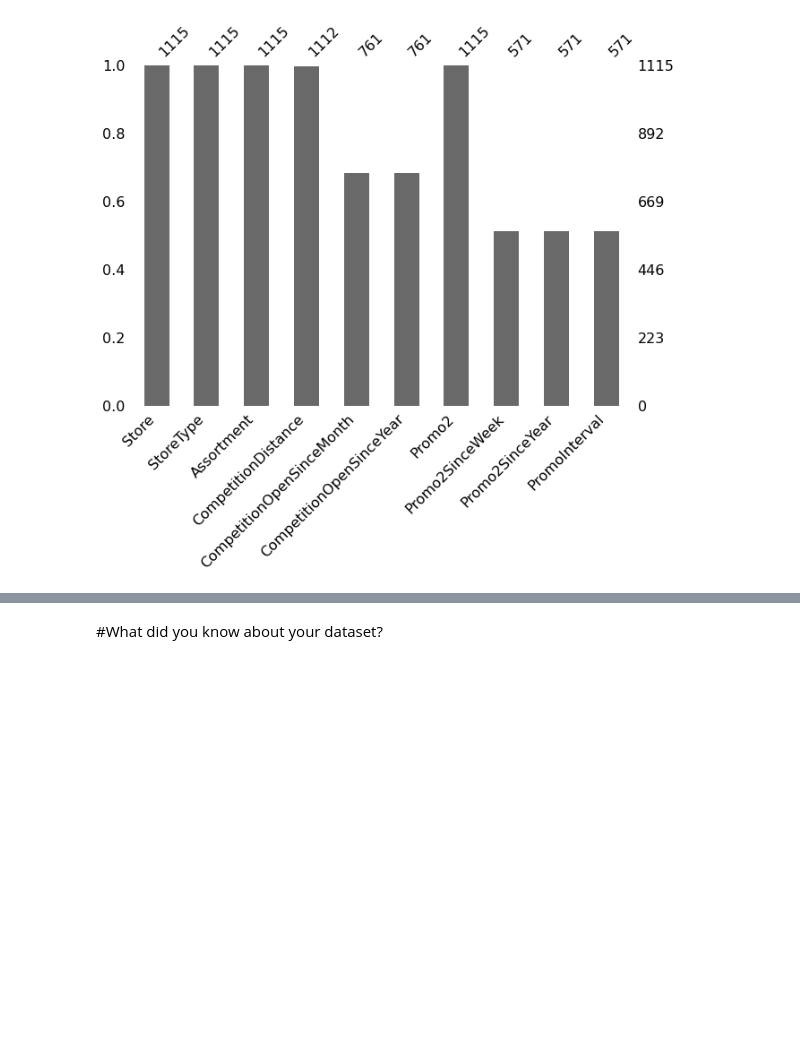
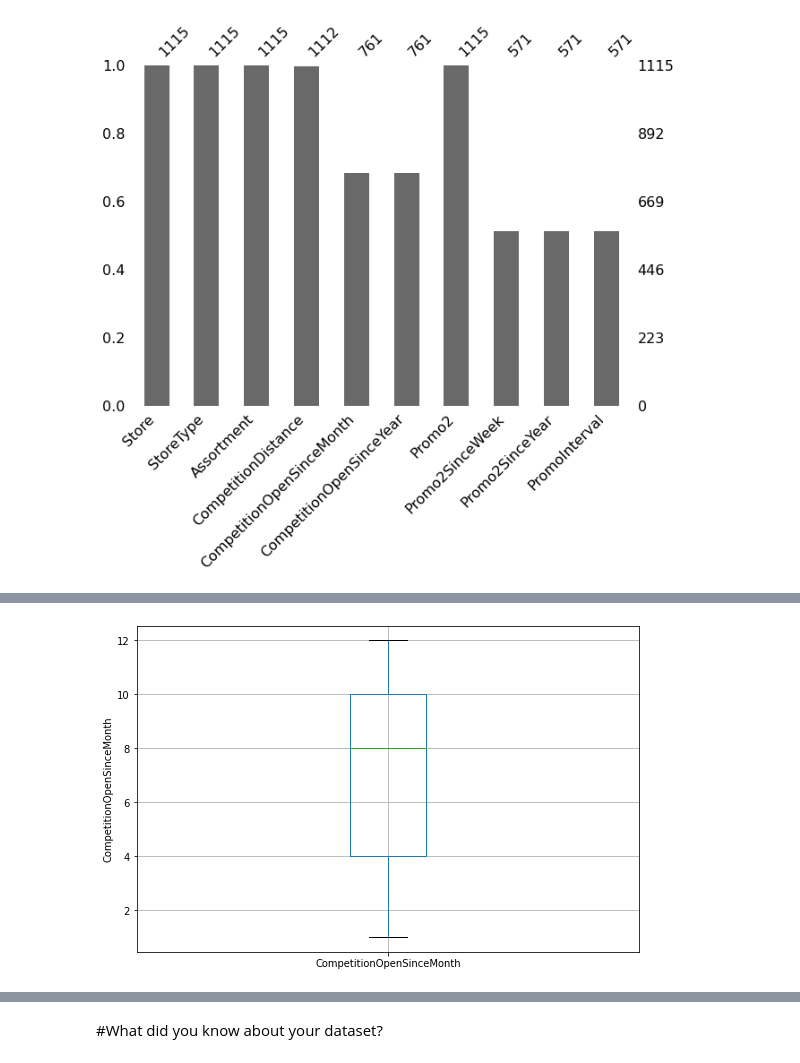
Before and after one commit to Shambhurajdesai/Project, a Jupyter notebook: Capstone_II.ipynb, the cells around one changed output, grey strips where cells are left out. Cells and saved outputs as stored; diff of their text form; code cells hidden in the pictures; blank space fills up the shorter version.

```diff
--- a/Capstone_II.ipynb
+++ b/Capstone_II.ipynb
@@ -98,0 +120,7 @@ msno.bar(df,figsize=(10,7))
+# %%
+fig = plt.figure(figsize=(9, 6))
+df.boxplot(column = 'CompetitionOpenSinceMonth').set_ylabel('CompetitionOpenSinceMonth')
+
+plt.show()
+# %% [output]
+[figure, added]
```
Also changed, not shown: parts of 15 cells of this notebook.
